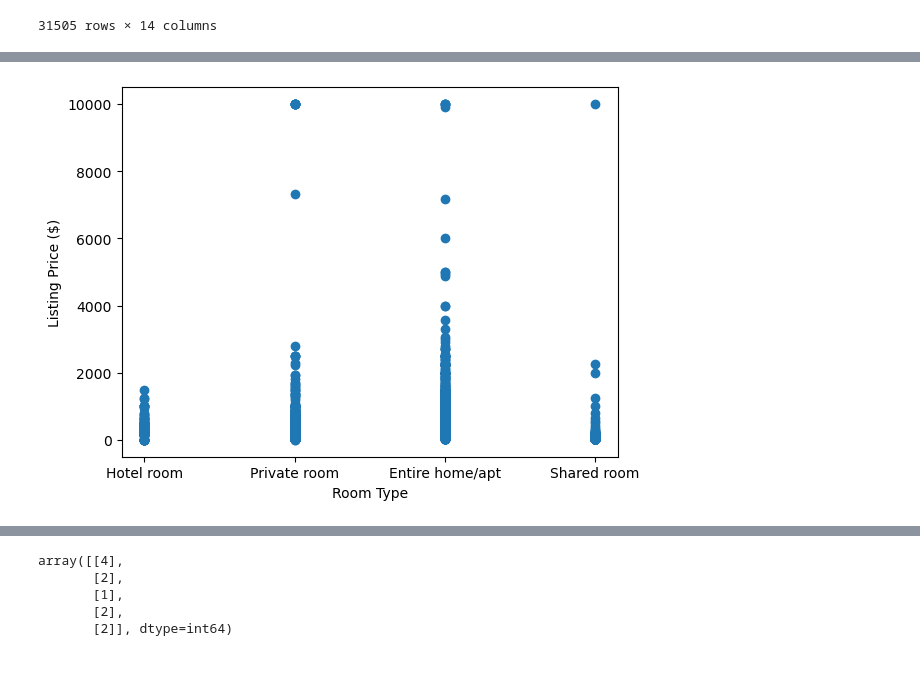
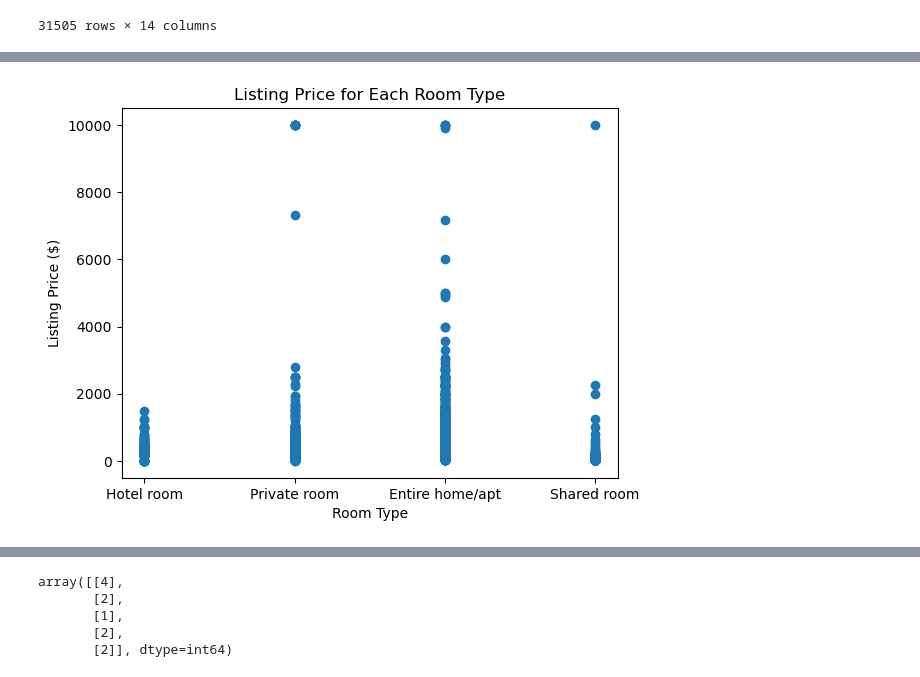
Before and after one commit to lkachury/airbnb_final_project, a Jupyter notebook: Machine_Learning.ipynb, the cells around one changed output, grey strips where cells are left out. Saved outputs shown, nothing was run; the diff lists cells and outputs as text; code cells hidden in the pictures.

```diff
--- a/Machine_Learning.ipynb
+++ b/Machine_Learning.ipynb
@@ -85,8 +113,9 @@ plt.show()
 # %%
 # Visually inspect the relationship between Room Type and Price:
 plt.scatter(listings_df.room_type, listings_df.price)
+plt.title("Listing Price for Each Room Type")
 plt.xlabel("Room Type")
 plt.ylabel("Listing Price ($)")
 plt.show()
 # %% [output]
-[figure, old version]
+[figure, new version]
```
Also changed, not shown: parts of 80 cells of this notebook, 1 other file.
